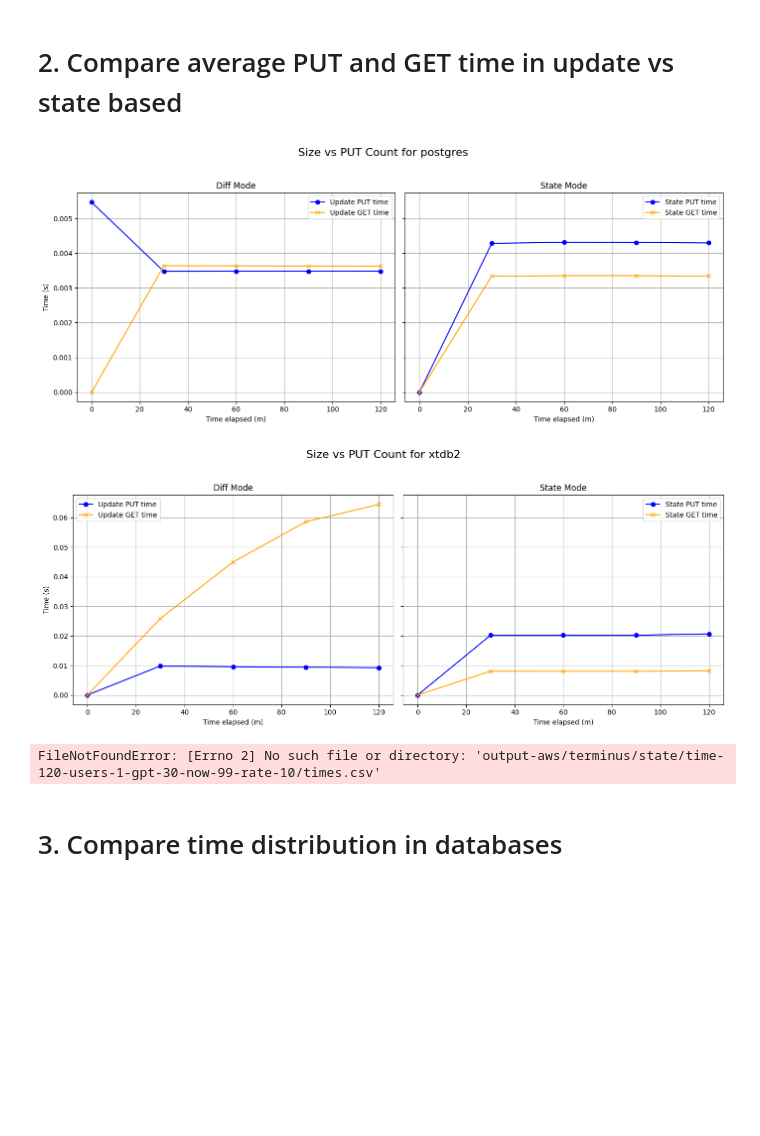
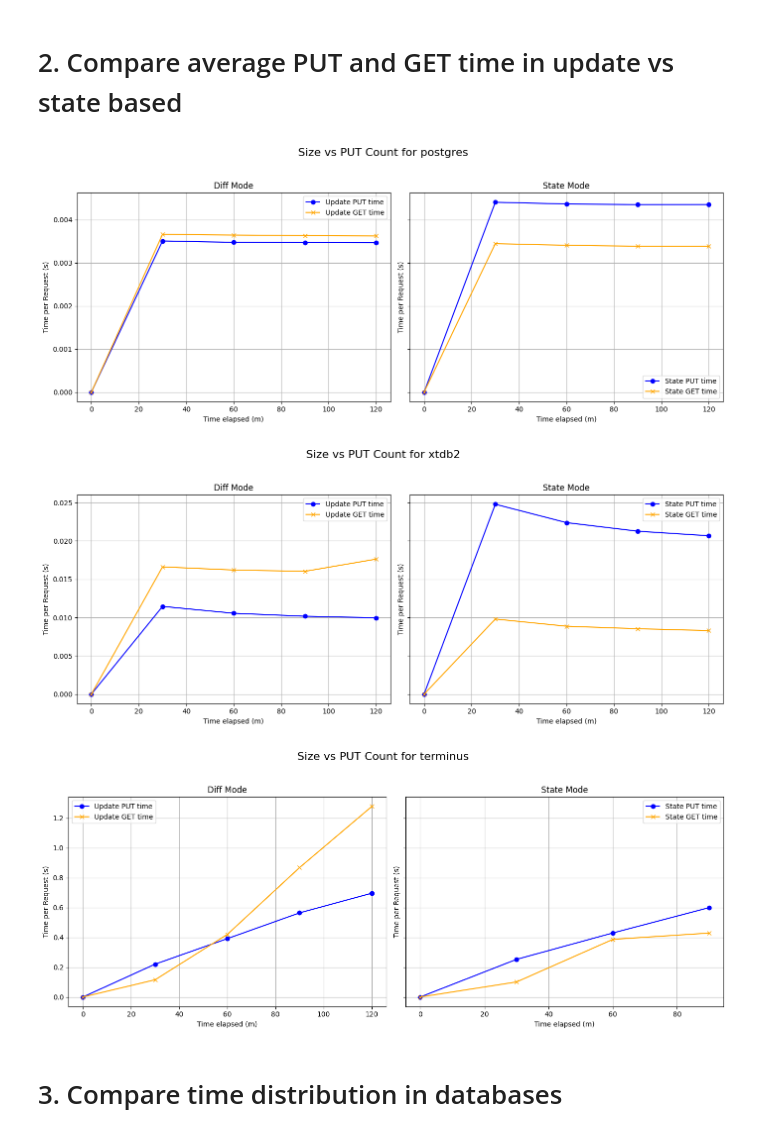
Before and after one commit to DinisSousa2003/api-kevel-mock, a Jupyter notebook: analysis.ipynb, the cells around one changed output. Saved outputs shown, nothing was run; the diff lists cells and outputs as text; code cells hidden in the pictures; blank space fills up the shorter version.

Commit message:
Corrected locking mechanism for terminus and continued work

```diff
--- a/analysis.ipynb
+++ b/analysis.ipynb
@@ -102,12 +104,14 @@ def load_all_data(path):
     times_df.columns.name = None
     times_df.columns = times_df.columns.astype(str)
 
+    tolerance = pd.Timedelta('1min')
+
     # Merge based on nearest timestamps
     if size_query_df.empty:
-        merged = pd.merge_asof(size_df, times_df, on="timestamp", suffixes=('', '_time'))
+        merged = pd.merge_asof(times_df, size_df, on="timestamp", tolerance=tolerance, direction='nearest', suffixes=('_time', '_size'))
     else:
-        merged = pd.merge_asof(size_df, size_query_df, on="timestamp", suffixes=('_size', '_query'))
-        merged = pd.merge_asof(merged, times_df, on="timestamp", suffixes=('', '_time'))
+        merged = pd.merge_asof(times_df, size_query_df, on="timestamp", tolerance=tolerance, direction='nearest', suffixes=('_time', '_query'))
+        merged = pd.merge_asof(merged, size_df, on="timestamp", tolerance=tolerance, direction='nearest', suffixes=('', '_size'))
 
     rename_map = {
         'customer_diff': 'customer_data',
@@ -115,7 +119,14 @@ def load_all_data(path):
         'customer_diff_total': 'customer_total',
         'customer_state': 'customer_data',
         'customer_state_indexes': 'customer_indexes',
-        'customer_state_total': 'customer_total'
+        'customer_state_total': 'customer_total',
+        'PutType.MOST_RECENT': 'MOST_RECENT',
+        'PutType.PAST': 'PAST',
+        'PutType.NO_UPDATE': 'NO_UPDATE',
+        'GetType.CURRENT': 'CURRENT',
+        'GetType.TIMESTAMP': 'TIMESTAMP',
+        'GetType.NO_USRER_AT_TIME': 'NO_USER_AT_TIME',
+
     }
     merged = merged.rename(columns=rename_map)
 
@@ -124,14 +135,17 @@ def load_all_data(path):
 ## Postgres
 # %%
 database = "postgres"
-users = 10
-rate = 10
+users = 1
+rate = 1
 
 diff_path = make_path(database, "diff", TIME, GPT, NOW, users, rate)
 state_path = make_path(database, "state", TIME, GPT, NOW, users, rate)
 
 diff_data = load_all_data(diff_path)
 state_data = load_all_data(state_path)
+
+# display(diff_data)
+# display(state_data)
 
 # Plotting the data - I want the PUT count on the x-axis and the size on the y-axis
 plt.figure(figsize=(12, 6))
@@ -224,7 +238,7 @@ plt.show()
 # %%
 database = "xtdb2"
 users = 10
-rate = 10
+rate = 1
 
 diff_path = make_path(database, "diff", TIME, GPT, NOW, users, rate)
 state_path = make_path(database, "state", TIME, GPT, NOW, users, rate)
@@ -362,7 +379,7 @@ plt.show()
 # 2. Compare average PUT and GET time in update vs state based
 # %%
 users = 1
-rate = 10
+rate = 1
 
 for database in ALL_DATABASES:
     diff_path = make_path(database, "diff", TIME, GPT, NOW, users, rate)
@@ -379,36 +396,36 @@ for database in ALL_DATABASES:
     state_put_times = state_data[state_data['label'] == 'ALL PUT']
     state_get_times = state_data[state_data['label'] == 'ALL GET']
 
     # Plotting the data - I want the PUT count on the x-axis and the size on the y-axis
       # Create subplots side by side
     fig, axes = plt.subplots(1, 2, figsize=(14, 6), sharey=True)
 
     # Diff mode plot
     axes[0].plot(diff_put_times['minutes'], diff_put_times['avg'], label='Update PUT time', color='blue', marker='o')
     axes[0].plot(diff_get_times['minutes'], diff_get_times['avg'], label='Update GET time', color='orange', marker='x')
     axes[0].set_title('Diff Mode')
     axes[0].set_xlabel('Time elapsed (m)')
     axes[0].set_ylabel('Time per Request (s)')
     axes[0].legend()
     axes[0].grid(True)
 
     # State mode plot
     axes[1].plot(state_put_times['minutes'], state_put_times['avg'], label='State PUT time', color='blue', marker='o')
     axes[1].plot(state_get_times['minutes'], state_get_times['avg'], label='State GET time', color='orange', marker='x')
     axes[1].set_title('State Mode')
     axes[1].set_xlabel('Time elapsed (m)')
     axes[1].set_ylabel('Time per Request (s)')
     axes[1].legend()
     axes[1].grid(True)
 
     # General layout
     fig.suptitle(f'Size vs PUT Count for {database}', fontsize=16)
     plt.tight_layout(rect=[0, 0.03, 1, 0.95])
     plt.show()
 # %% [output]
-[figure, old version]
+[figure, new version]
-[figure, old version]
+[figure, new version]
-FileNotFoundError: [Errno 2] No such file or directory: 'output-aws/terminus/state/time-120-users-1-gpt-30-now-99-rate-10/times.csv'
+[figure, added]
 # %% [markdown]
 # 3. Compare time distribution in databases
 # %% [markdown]
```
Also changed, not shown: parts of 13 cells of this notebook, 10 other files.
